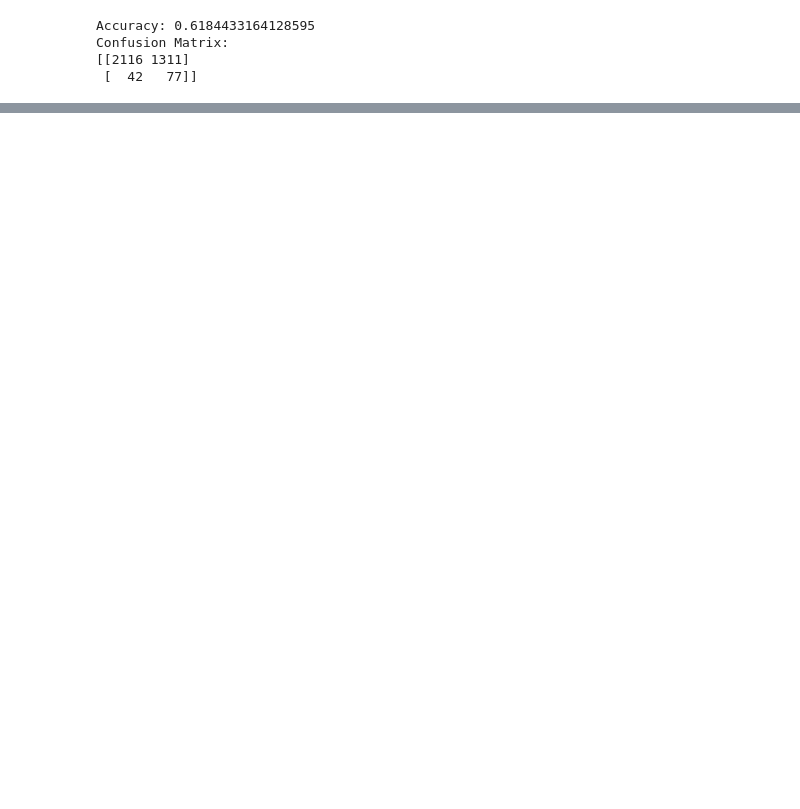
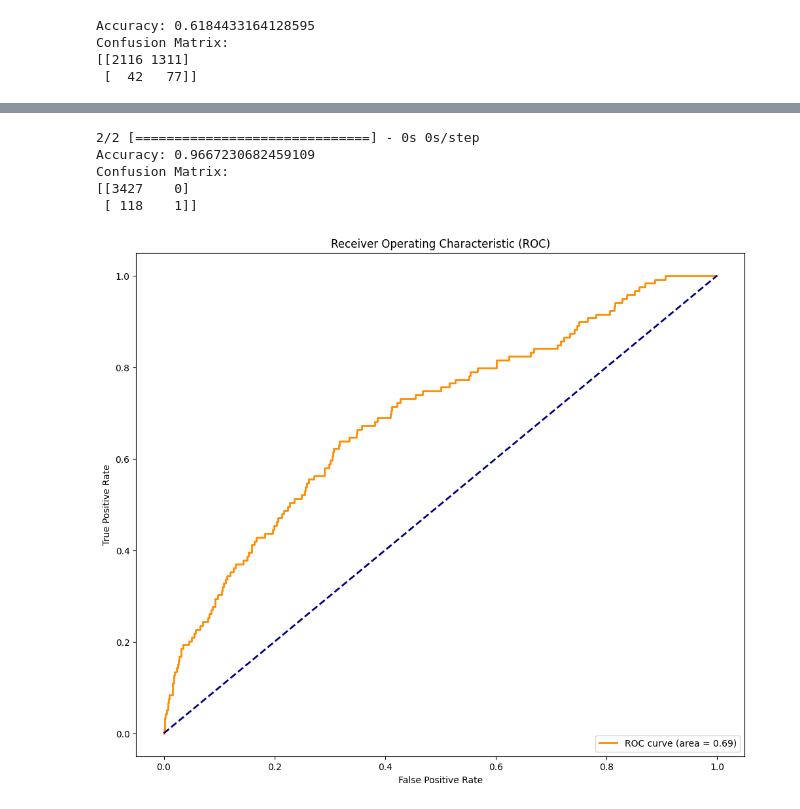
Before and after one commit to Jagodno/Pre-selection-Assignment, a Jupyter notebook: jupyter_notebooks/xgboost.ipynb, the cells around one changed output, grey strips where cells are left out. Drawn from its saved outputs; the diff is of its cells as text; code cells hidden in the pictures; blank space fills up the shorter version.

```diff
--- a/jupyter_notebooks/xgboost.ipynb
+++ b/jupyter_notebooks/xgboost.ipynb
@@ -87,0 +154,13 @@ plot_roc(fpr, tpr)
+# %%
+EPOCHS = 300
+BATCH_SIZE = 2048
+
+early_stopping = tf.keras.callbacks.EarlyStopping(
+    monitor='val_prc',
+    verbose=1,
+    patience=10,
+    mode='max',
+    restore_best_weights=True)
+
+model = make_model()
+model.summary()
@@ -87,0 +185,8 @@ plot_roc(fpr, tpr)
+# %%
+baseline_history = model.fit(
+    train_features,
+    train_labels,
+    batch_size=BATCH_SIZE,
+    epochs=EPOCHS,
+    callbacks=[early_stopping],
+    validation_data=(X_val_scaled, y_val))
@@ -87,0 +211,13 @@ plot_roc(fpr, tpr)
+# %%
+y_pred_prob = model.predict(X_val_scaled, batch_size=BATCH_SIZE)
+y_pred = (y_pred_prob > 0.5).astype(int)
+print_results(y_val, y_pred)
+fpr, tpr, thresholds = roc_curve(y_val, y_pred_prob)
+plot_roc(fpr, tpr)
+# %% [output]
+2/2 [==============================] - 0s 0s/step
+Accuracy: 0.9667230682459109
+Confusion Matrix:
+[[3427    0]
+ [ 118    1]]
+[figure, added]
```
Also changed, not shown: parts of 10 cells of this notebook, 1 other file.
